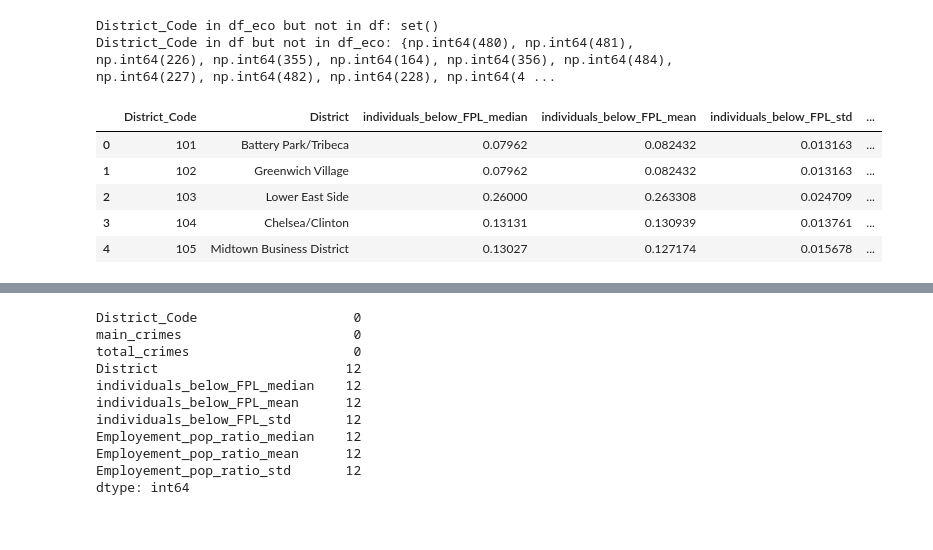
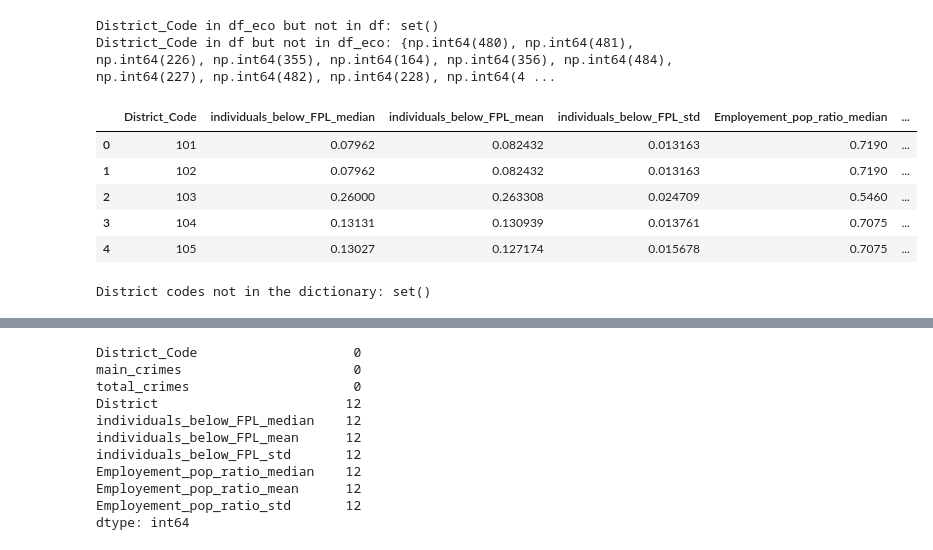
Before and after one commit to com-480-data-visualization/BluePink, a Jupyter notebook: notebooks/create_data_by_district.ipynb, the cells around one changed output, grey strips where cells are left out. Saved outputs shown, nothing was run; the diff lists cells and outputs as text; code cells hidden in the pictures.

Commit message:
improve data

```diff
--- a/notebooks/create_data_by_district.ipynb
+++ b/notebooks/create_data_by_district.ipynb
@@ -357,22 +380,34 @@ District_Code in df but not in df_eco: {np.int64(480), np.int64(481), np.int64(2
 # %%
 df_eco_by_district = df_eco.groupby('District_Code').agg(
-                    District = ('District', 'first'),
                     individuals_below_FPL_median = ('individuals_below_FPL', 'median'),
                     individuals_below_FPL_mean = ('individuals_below_FPL', 'mean'),
                     individuals_below_FPL_std = ('individuals_below_FPL', 'std'),
                     Employement_pop_ratio_median = ('Employement_pop_ratio', 'median'),
                     Employement_pop_ratio_mean = ('Employement_pop_ratio', 'mean'),
                     Employement_pop_ratio_std = ('Employement_pop_ratio', 'std'),
 ).reset_index()
 
 df_eco_by_district.head()
 # %% [output]
-|  | District_Code | District | individuals_below_FPL_median | individuals_below_FPL_mean | individuals_below_FPL_std | ... |
-| 0 | 101 | Battery Park/Tribeca | 0.07962 | 0.082432 | 0.013163 | ... |
-| 1 | 102 | Greenwich Village | 0.07962 | 0.082432 | 0.013163 | ... |
-| 2 | 103 | Lower East Side | 0.26000 | 0.263308 | 0.024709 | ... |
-| 3 | 104 | Chelsea/Clinton | 0.13131 | 0.130939 | 0.013761 | ... |
-| 4 | 105 | Midtown Business District | 0.13027 | 0.127174 | 0.015678 | ... |
+|  | District_Code | individuals_below_FPL_median | individuals_below_FPL_mean | individuals_below_FPL_std | Employement_pop_ratio_median | ... |
+| 0 | 101 | 0.07962 | 0.082432 | 0.013163 | 0.7190 | ... |
+| 1 | 102 | 0.07962 | 0.082432 | 0.013163 | 0.7190 | ... |
+| 2 | 103 | 0.26000 | 0.263308 | 0.024709 | 0.5460 | ... |
+| 3 | 104 | 0.13131 | 0.130939 | 0.013761 | 0.7075 | ... |
+| 4 | 105 | 0.13027 | 0.127174 | 0.015678 | 0.7075 | ... |
+# %%
+# Normalize all district codes in the DataFrame to plain Python int
+district_codes_in_df = set(df['District_Code'].apply(int).unique())
+
+# Normalize dictionary keys to int too, if they're not already
+district_codes_in_dict = set(map(int, district_code_map.values()))
+
+# Find missing district codes
+missing_district_codes = district_codes_in_df - district_codes_in_dict
+
+print("District codes not in the dictionary:", missing_district_codes)
+# %% [output]
+District codes not in the dictionary: set()
 # %%
 # Step 1: Count crimes by offense and district
 crime_counts = df.groupby(['District_Code', 'crime_type']).size().reset_index(name='count')
```
Also changed, not shown: parts of 5 cells of this notebook, 15 other files.
